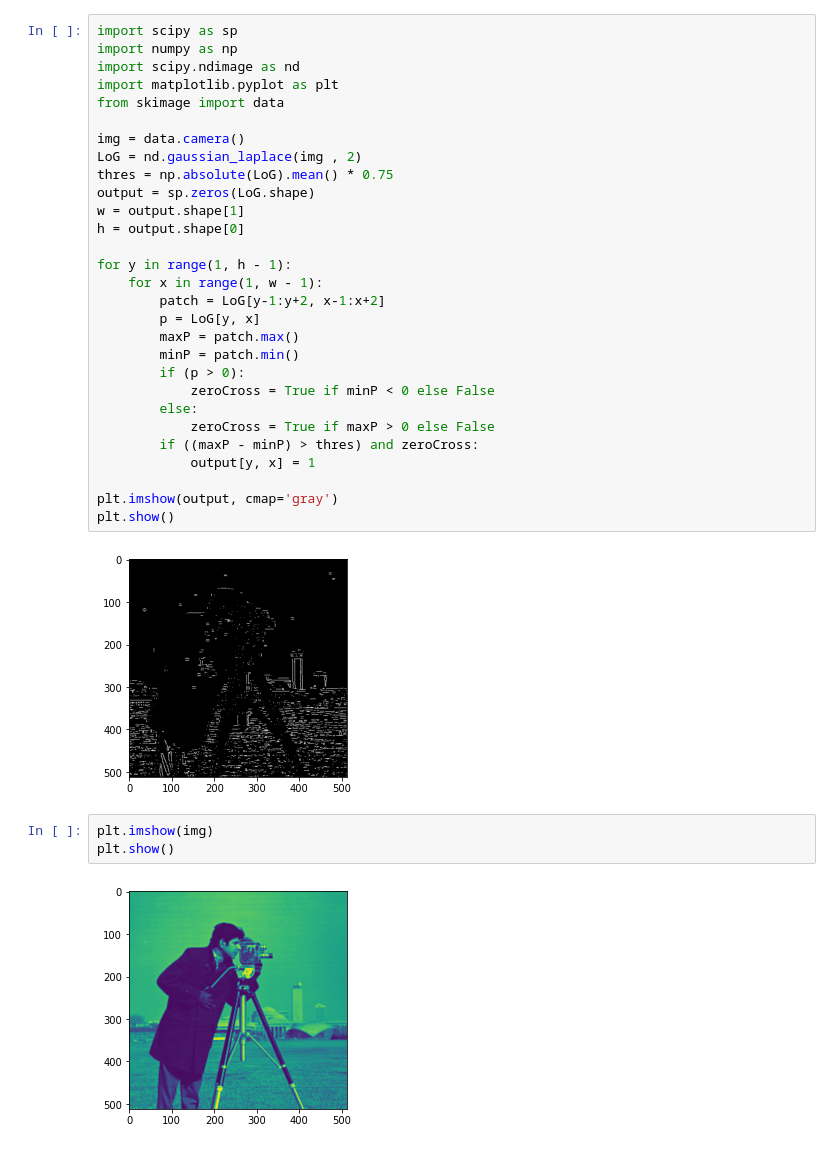
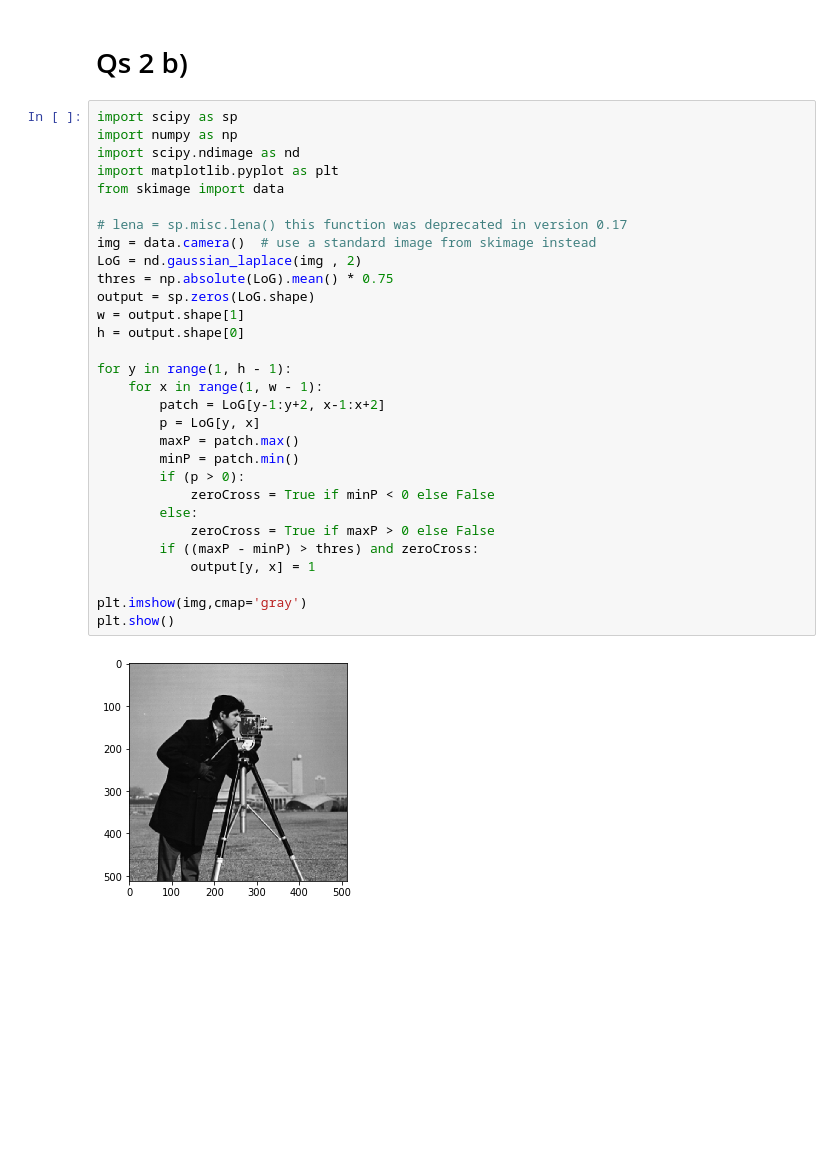
Before and after one commit to REGATTE/SEM_5, a Jupyter notebook: 341L IMAGE AND VIDEO PROCESSING/6. LAB_6/lab_6.ipynb, the cells around one changed output. Cells and saved outputs as stored; diff of their text form; blank space fills up the shorter version.

Commit message:
image lab6

```diff
--- a/341L IMAGE AND VIDEO PROCESSING/6. LAB_6/lab_6.ipynb
+++ b/341L IMAGE AND VIDEO PROCESSING/6. LAB_6/lab_6.ipynb
@@ -61,36 +98,34 @@ plt.show()
+# %% [markdown]
+# Qs 2 b)
 # %%
 import scipy as sp
 import numpy as np
 import scipy.ndimage as nd
 import matplotlib.pyplot as plt
 from skimage import data
 
-img = data.camera()
+# lena = sp.misc.lena() this function was deprecated in version 0.17
+img = data.camera()  # use a standard image from skimage instead
 LoG = nd.gaussian_laplace(img , 2)
 thres = np.absolute(LoG).mean() * 0.75
 output = sp.zeros(LoG.shape)
 w = output.shape[1]
 h = output.shape[0]
 
 for y in range(1, h - 1):
     for x in range(1, w - 1):
         patch = LoG[y-1:y+2, x-1:x+2]
         p = LoG[y, x]
         maxP = patch.max()
         minP = patch.min()
         if (p > 0):
             zeroCross = True if minP < 0 else False
         else:
             zeroCross = True if maxP > 0 else False
         if ((maxP - minP) > thres) and zeroCross:
             output[y, x] = 1
 
-plt.imshow(output, cmap='gray')
+plt.imshow(img,cmap='gray')
 plt.show()
 # %% [output]
-[figure, old version]
+[figure, new version]
-# %%
-plt.imshow(img)
-plt.show()
-# %% [output]
-[figure, removed]
```
Also changed, not shown: parts of 26 cells of this notebook, 1 other file.
